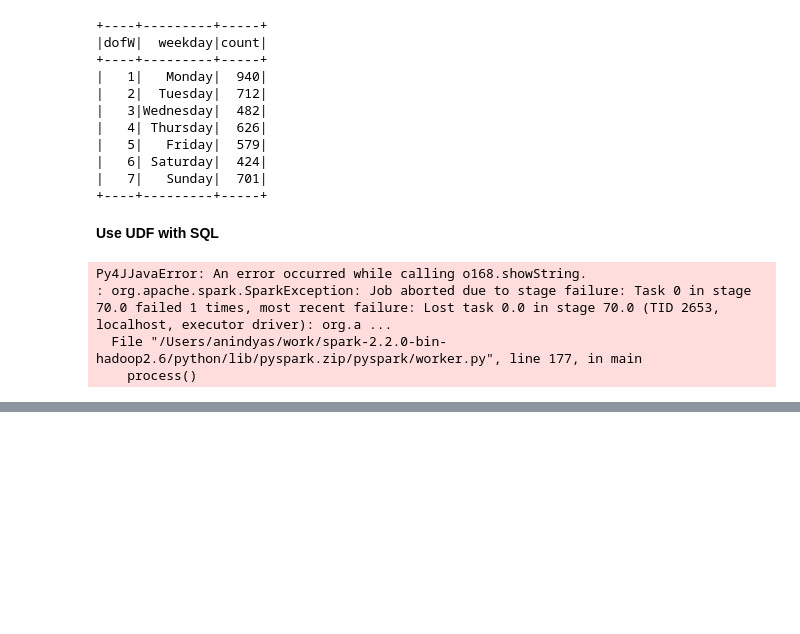
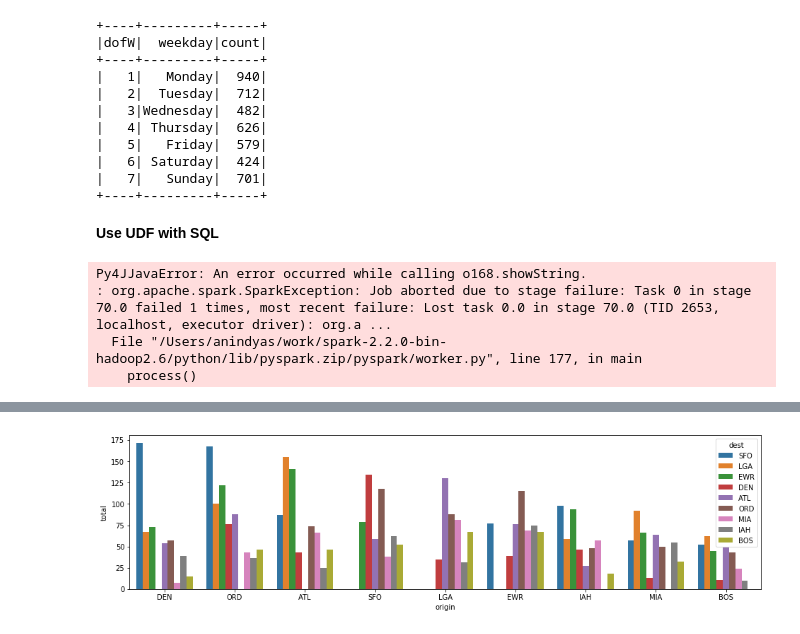
Before and after one commit to anindya-saha/zeppelin-spark-projects, a Jupyter notebook: predicting-flight-delay.ipynb, the cells around one changed output, grey strips where cells are left out. Cells and saved outputs as stored; diff of their text form; code cells hidden in the pictures; blank space fills up the shorter version.

```diff
--- a/predicting-flight-delay.ipynb
+++ b/predicting-flight-delay.ipynb
@@ -326,0 +495,3 @@ sql_result_df.show()
+# %%
+# Count of Departure Delays by Hour of Day using SQL
+sql_result_df = spark.sql("SELECT origin, dest, count(depdelay) as total FROM train_flights WHERE depdelay > 40 GROUP BY origin, dest ORDER BY count(depdelay) desc")
@@ -326,0 +518,5 @@ sql_result_df.show()
+# %%
+plt.figure(figsize=(16, 4))
+sns.barplot(x="origin", y="total", hue="dest", data=sql_result_df.toPandas());
+# %% [output]
+[figure, added]
```
Also changed, not shown: parts of 43 cells of this notebook.
